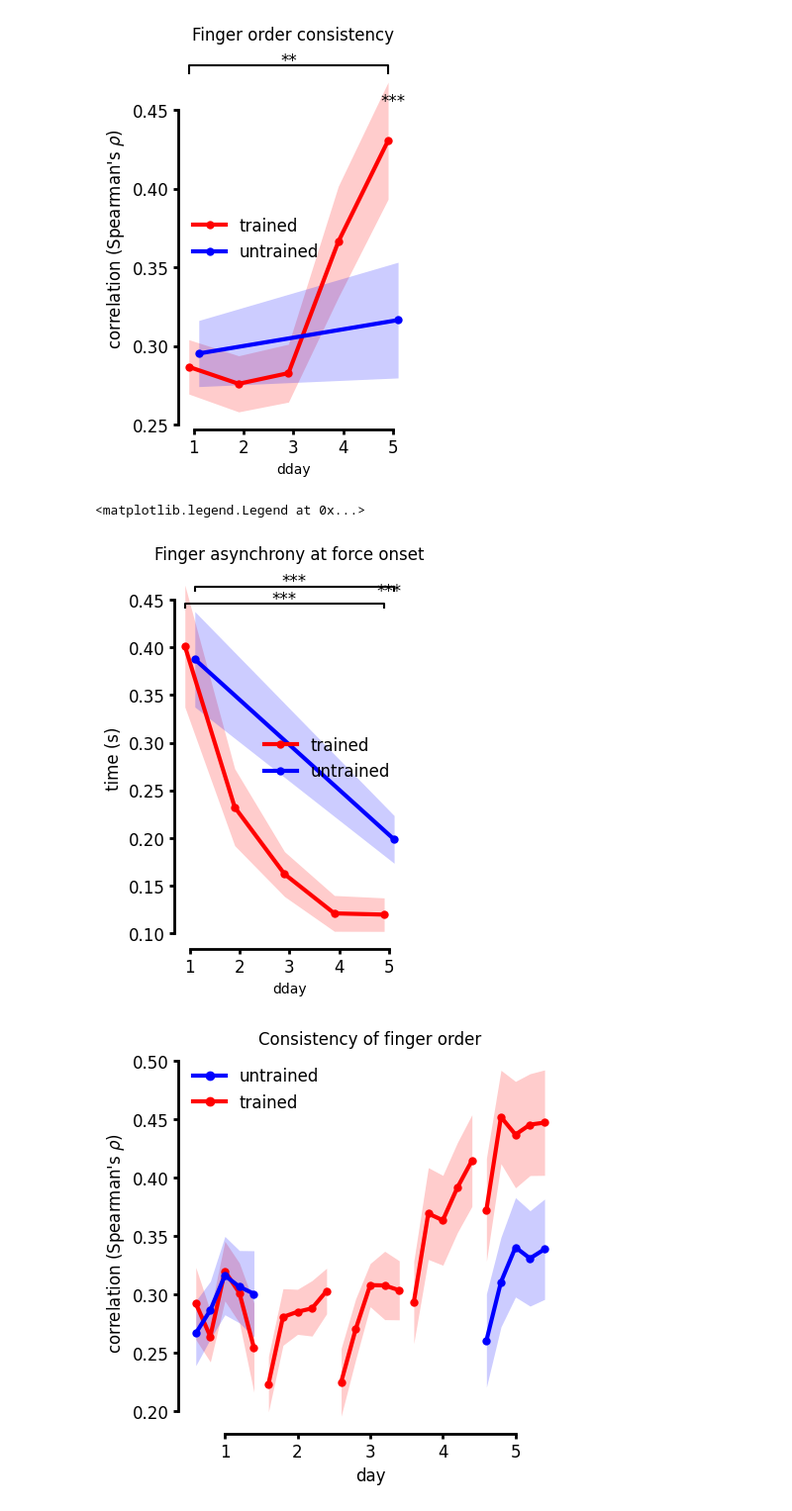
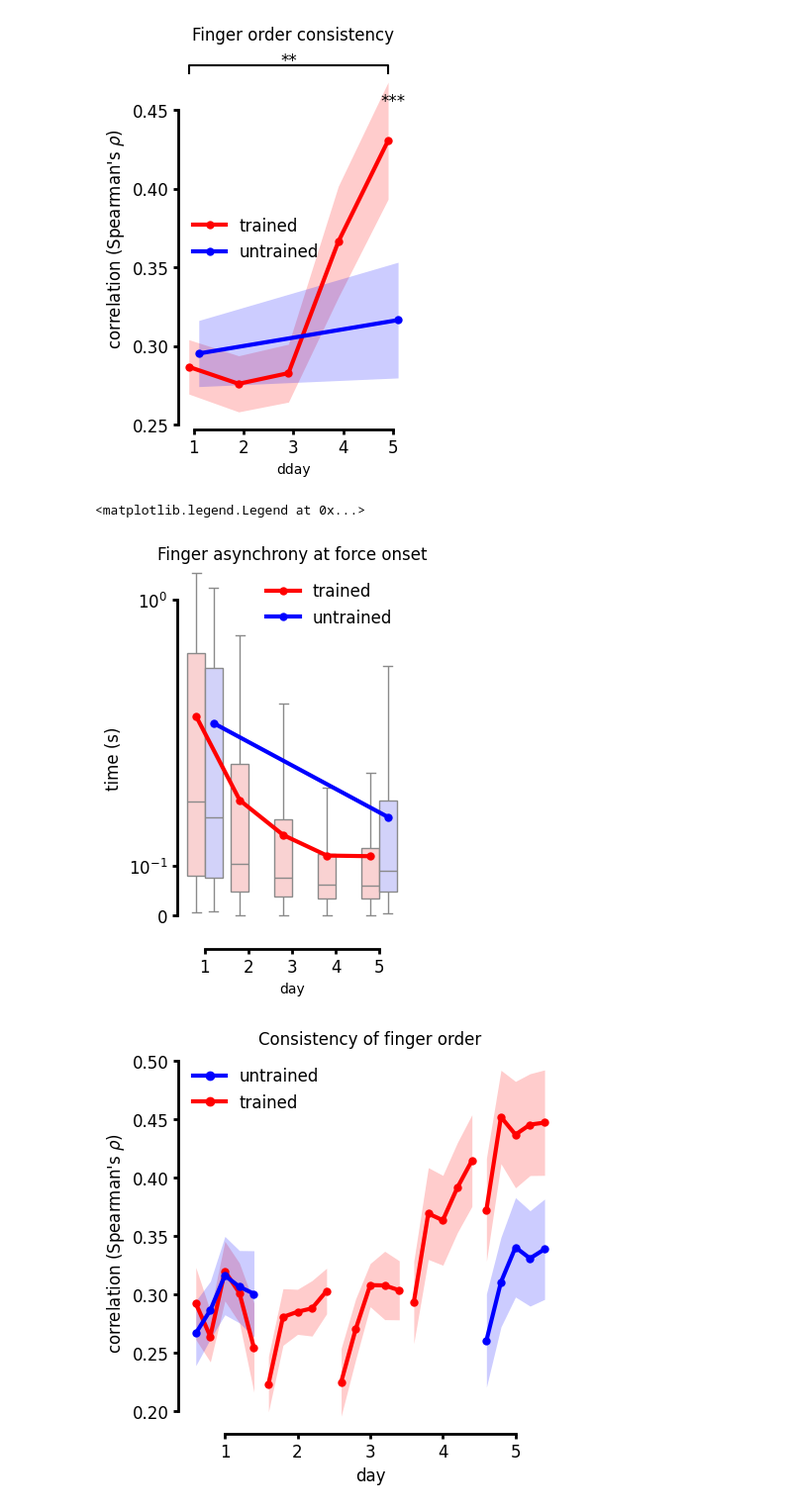
Before and after one commit to mnlmrc/extension-flexion-chords, a Jupyter notebook: notebooks/main.ipynb, the cells around one changed output. Shown at 99% size. Saved outputs shown, nothing was run; the diff lists cells and outputs as text; code cells hidden in the pictures.

```diff
--- a/notebooks/main.ipynb
+++ b/notebooks/main.ipynb
@@ -777,33 +777,40 @@ axs.legend(ncol=1, frameon=False, fontsize=fontsize, loc='best')
 # %%
 experiment = 'efc2'
 
 metrics = pd.read_csv(os.path.join(gl.baseDir, experiment, 'metrics.tsv'), sep='\t')
 
-metrics = metrics.groupby(['chord', 'participant_id', 'day']).mean(numeric_only='True').reset_index()
+metrics['finger_asynch'] = metrics['finger_asynch'] #+ 1
+
+metrics_grouped = metrics.groupby(['chord', 'participant_id', 'day']).mean(numeric_only='True').reset_index()
 
 fig, axs = plt.subplots(figsize=(3, 5))
 
-dodge = 0.1
+dodge = .2
 
-metrics['dday'] = metrics['day'] + metrics['chord'].map({'trained': -dodge, 'untrained': dodge})
+metrics_grouped['dday'] = metrics_grouped['day'] + metrics_grouped['chord'].map({'trained': -dodge, 'untrained': dodge}) - 1
 
-sns.lineplot(data=metrics, ax=axs, y='finger_asynch', x='dday', hue='chord', palette=['red', 'blue'], marker='o', markeredgecolor='none',
-             lw=3, err_kws={'linewidth': 0}, errorbar='se')
+sns.boxplot(data=metrics, ax=axs, y='finger_asynch', x='day', hue='chord', palette=[(1, .8, .8), (.8, .8, 1)], showfliers=False, legend=False)
+# sns.violinplot(data=metrics, ax=axs, y='finger_asynch', x='day', hue='chord', palette=['red', 'blue'], split=True,
+#                inner=None, linewidth=1, dodge=True)
+sns.lineplot(data=metrics_grouped, ax=axs, y='finger_asynch', x='dday', hue='chord', palette=['red', 'blue'], marker='o', markeredgecolor='none',
+             lw=3, err_kws={'linewidth': 0, 'alpha': 0}, errorbar='se', zorder=100)
 
-y_pos = add_significance_brackets(axs, metrics[metrics['chord'] == 'trained'], x='day', y='finger_asynch', pairs=[(1, 5)], test_type='t-test_rel', x1_pos=.9, x2_pos=4.9, significance_level=.05 / 3)
-add_significance_brackets(axs, metrics[metrics['chord'] == 'untrained'], x='day', y='finger_asynch', pairs=[(1, 5)], test_type='t-test_rel', x1_pos=1.1, x2_pos=5.1, y_pos=y_pos, significance_level=.05 / 3)
-add_significance_asterisks(axs, metrics, x='day', y='finger_asynch', hue='chord', x_point=5, test_type='t-test_rel',
-                                    significance_level=.05 / 3, text_format='star', color='k', y_pos=.45)
+# y_pos = add_significance_brackets(axs, metrics[metrics['chord'] == 'trained'], x='day', y='finger_asynch', pairs=[(1, 5)], test_type='t-test_rel', x1_pos=.9, x2_pos=4.9, significance_level=.05 / 3)
+# add_significance_brackets(axs, metrics[metrics['chord'] == 'untrained'], x='day', y='finger_asynch', pairs=[(1, 5)], test_type='t-test_rel', x1_pos=1.1, x2_pos=5.1, y_pos=y_pos, significance_level=.05 / 3)
+# add_significance_asterisks(axs, metrics, x='day', y='finger_asynch', hue='chord', x_point=5, test_type='t-test_rel',
+#                                     significance_level=.05 / 3, text_format='star', color='k', y_pos=.45)
 
-decor(axs=axs, fontsize=fontsize, ybounds=(.1, .45), xbounds=(1, 5), spines_width=2)
+decor(axs=axs, fontsize=fontsize, ybounds=(.0, 1), xbounds=(0, 4), spines_width=2)
 
 axs.set_title('Finger asynchrony at force onset', fontsize=fontsize)
 axs.set_ylabel(r"time (s)", fontsize=fontsize)
 
+axs.set_yscale('symlog', linthresh=.5)
+
 axs.legend(ncol=1, frameon=False, fontsize=fontsize, loc='best')
 # %% [output]
 <matplotlib.legend.Legend at 0x...>
-[figure, old version]
+[figure, new version]
 # %%
 experiment = 'efc2'
 
```
Also changed, not shown: parts of 5 cells of this notebook, 2 other files.
